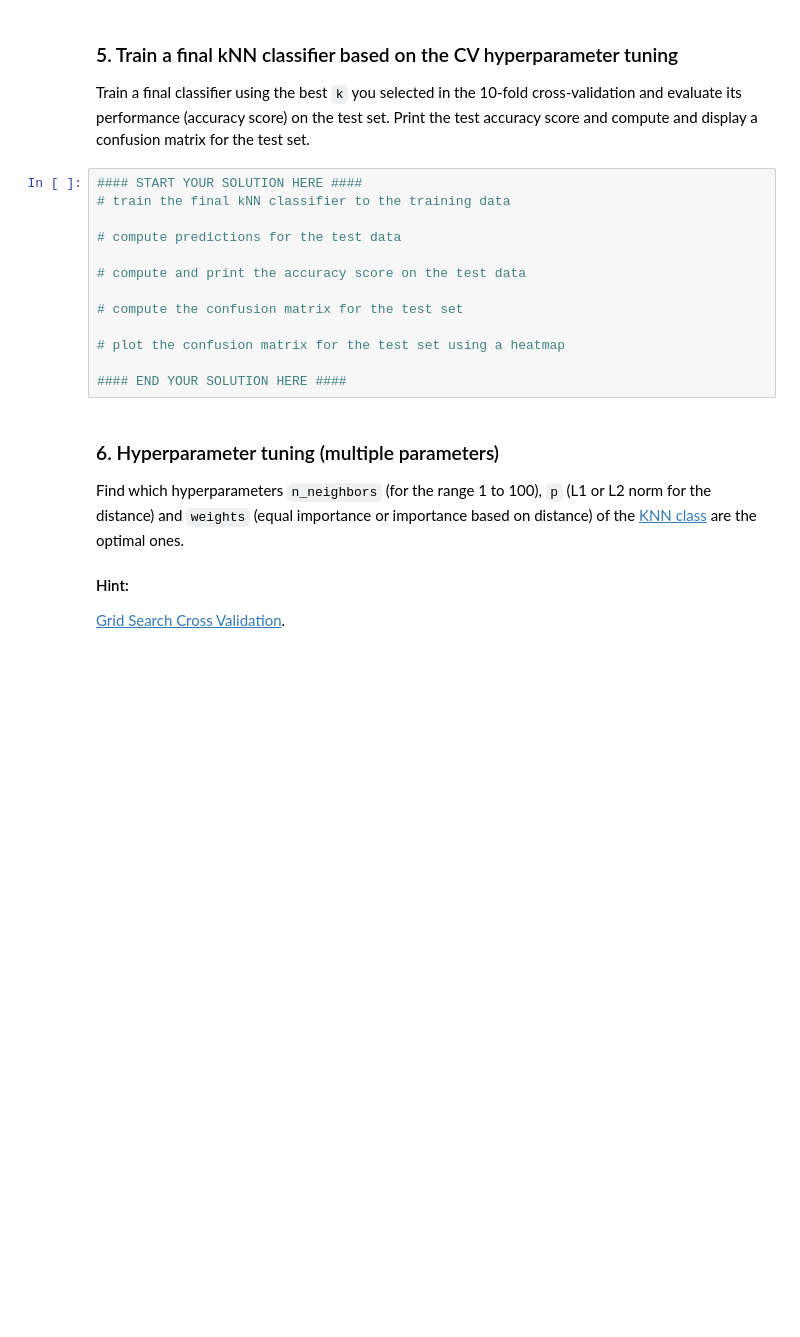
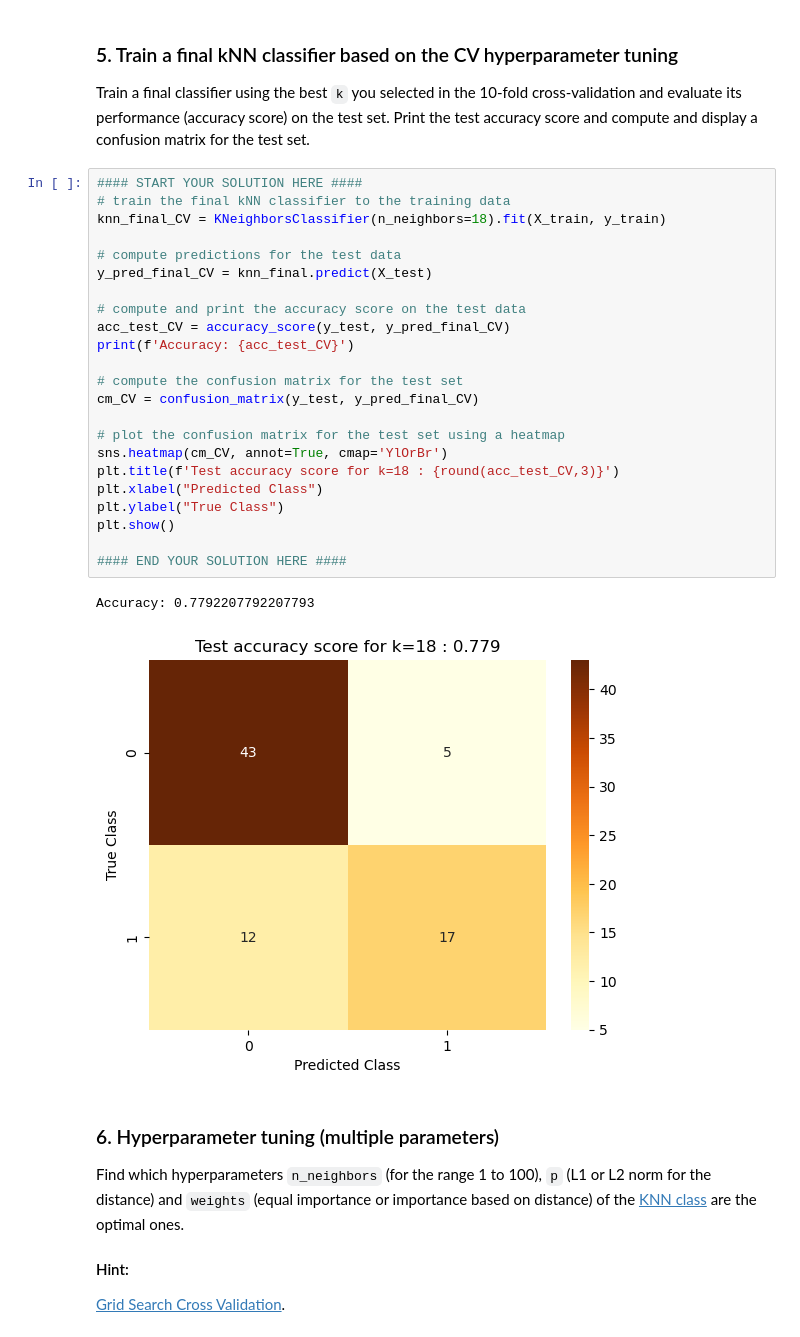
Before and after one commit to AndBlx/machine-learning, a Jupyter notebook: Exercise3/Exercise3_ModelSelection.ipynb, the cells around one changed output. Drawn from its saved outputs; the diff is of its cells as text; blank space fills up the shorter version.

```diff
--- a/Exercise3/Exercise3_ModelSelection.ipynb
+++ b/Exercise3/Exercise3_ModelSelection.ipynb
@@ -165,16 +183,29 @@ Train a final classifier using the best `k` you selected in the 10-fold cross-va
 # %%
 #### START YOUR SOLUTION HERE ####
 # train the final kNN classifier to the training data
+knn_final_CV = KNeighborsClassifier(n_neighbors=18).fit(X_train, y_train)
 
 # compute predictions for the test data
+y_pred_final_CV = knn_final.predict(X_test)
 
 # compute and print the accuracy score on the test data
+acc_test_CV = accuracy_score(y_test, y_pred_final_CV)
+print(f'Accuracy: {acc_test_CV}')
 
 # compute the confusion matrix for the test set
+cm_CV = confusion_matrix(y_test, y_pred_final_CV)
 
 # plot the confusion matrix for the test set using a heatmap
+sns.heatmap(cm_CV, annot=True, cmap='YlOrBr')
+plt.title(f'Test accuracy score for k=18 : {round(acc_test_CV,3)}')
+plt.xlabel("Predicted Class")
+plt.ylabel("True Class")
+plt.show()
 
 #### END YOUR SOLUTION HERE ####
+# %% [output]
+Accuracy: 0.7792207792207793
+[figure, added]
 # %% [markdown]
 ### 6. Hyperparameter tuning (multiple parameters)
 Find which hyperparameters `n_neighbors` (for the range 1 to 100), `p` (L1 or L2 norm for the distance) and `weights` (equal importance or importance based on distance) of the [KNN class](https://scikit-learn.org/stable/modules/generated/sklearn.neighbors.KNeighborsClassifier.html) are the optimal ones.
```
Also changed, not shown: parts of 4 cells of this notebook.
